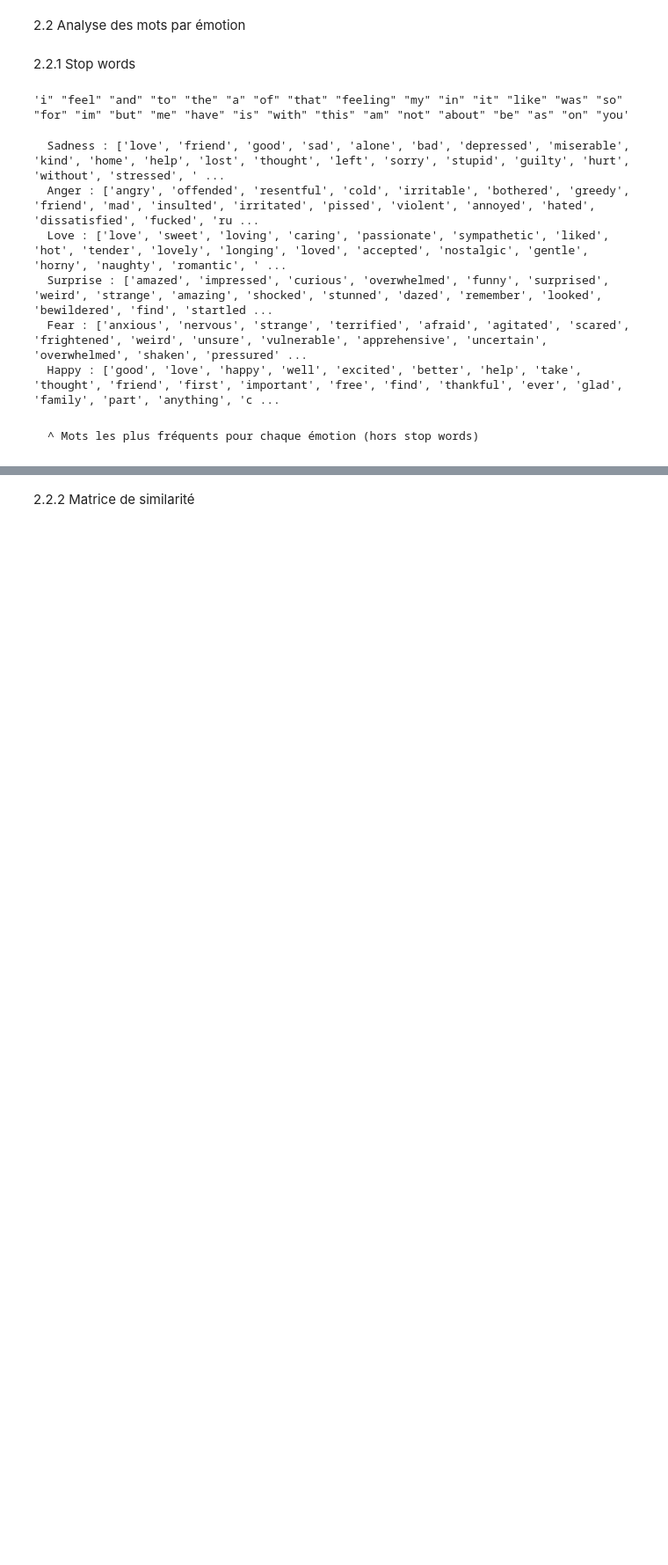
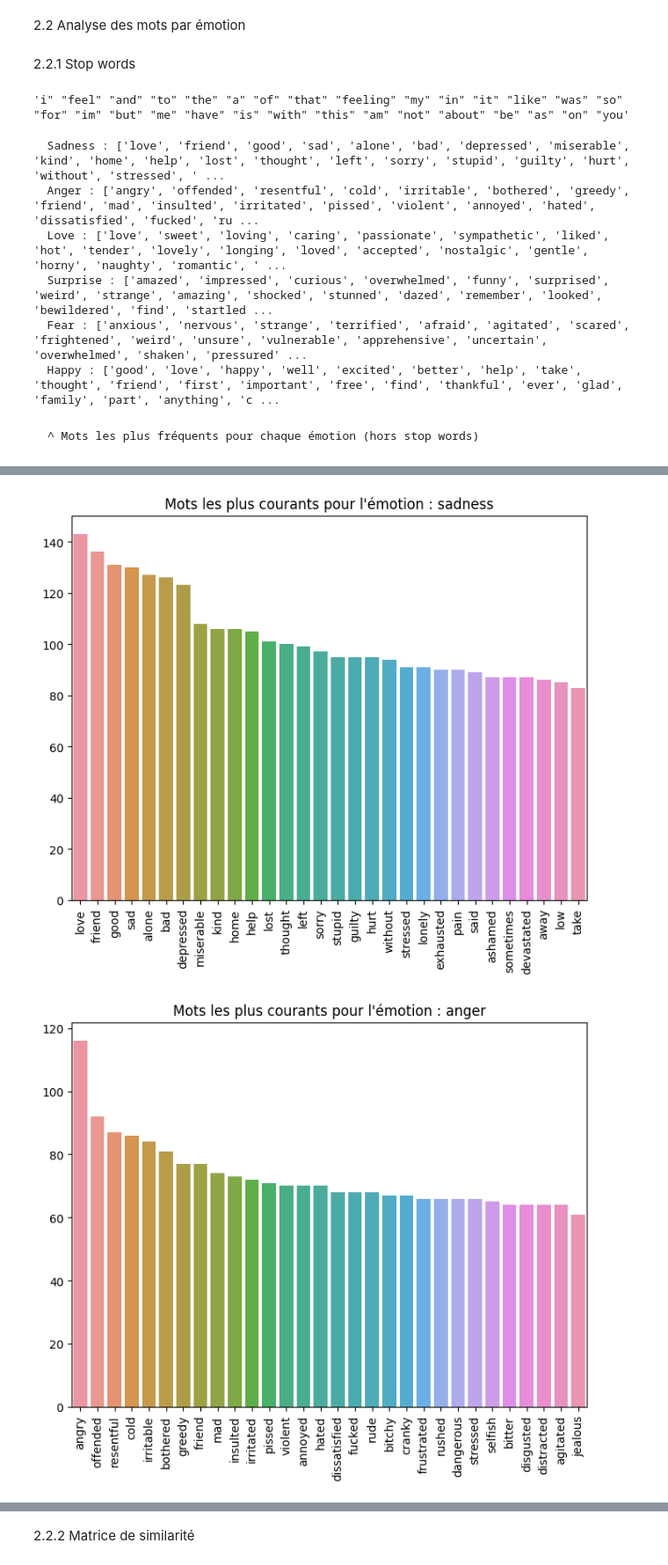
Before and after one commit to davidbreau/psycho_NLP, a Jupyter notebook: 3_Analyse.ipynb, the cells around one changed output, grey strips where cells are left out. Shown at 88% size. Saved outputs shown, nothing was run; the diff lists cells and outputs as text; code cells hidden in the pictures; blank space fills up the shorter version.

Commit message:
Feat: visualisation frequence des mots dans analyse

```diff
--- a/3_Analyse.ipynb
+++ b/3_Analyse.ipynb
@@ -105,3 +105,5 @@ print(f'\033[94m  Sadness :', words_by_emotion['sadness'], '\n',  '\033[91m Ange
   Happy : ['good', 'love', 'happy', 'well', 'excited', 'better', 'help', 'take', 'thought', 'friend', 'first', 'important', 'free', 'find', 'thankful', 'ever', 'glad', 'family', 'part', 'anything', 'c ...
 # %% [markdown]
     ^ Mots les plus fréquents pour chaque émotion (hors stop words)
+# %%
+df.Tokens = list(df.Tokens)
@@ -107,0 +126,24 @@ print(f'\033[94m  Sadness :', words_by_emotion['sadness'], '\n',  '\033[91m Ange
+# %%
+from nltk.probability import FreqDist
+
+emotion_word_freqs = {}
+for emotion in df['Emotion'].unique():
+    texts = df[df['Emotion'] == emotion]['Tokens']
+    words = [word for text in texts for word in text.split()]
+    freq_dist = FreqDist(words)
+    emotion_word_freqs[emotion] = freq_dist
+# %%
+top_words_by_emotion = {}
+for emotion, freq_dist in emotion_word_freqs.items():
+    top_words = [word for word, freq in freq_dist.most_common(30)]
+    top_words_by_emotion[emotion] = top_words
+# %%
+for emotion, top_words in top_words_by_emotion.items():
+    word_freqs = [emotion_word_freqs[emotion][word] for word in top_words]
+    plt.figure(figsize=(8, 6))
+    sns.barplot(x=top_words, y=word_freqs)
+    plt.title(f"Mots les plus courants pour l'émotion : {emotion}")
+    plt.xticks(rotation=90)
+# %% [output]
+[figure, added]
+[figure, added]
```
Also changed, not shown: parts of 2 cells of this notebook, 3 other files.
